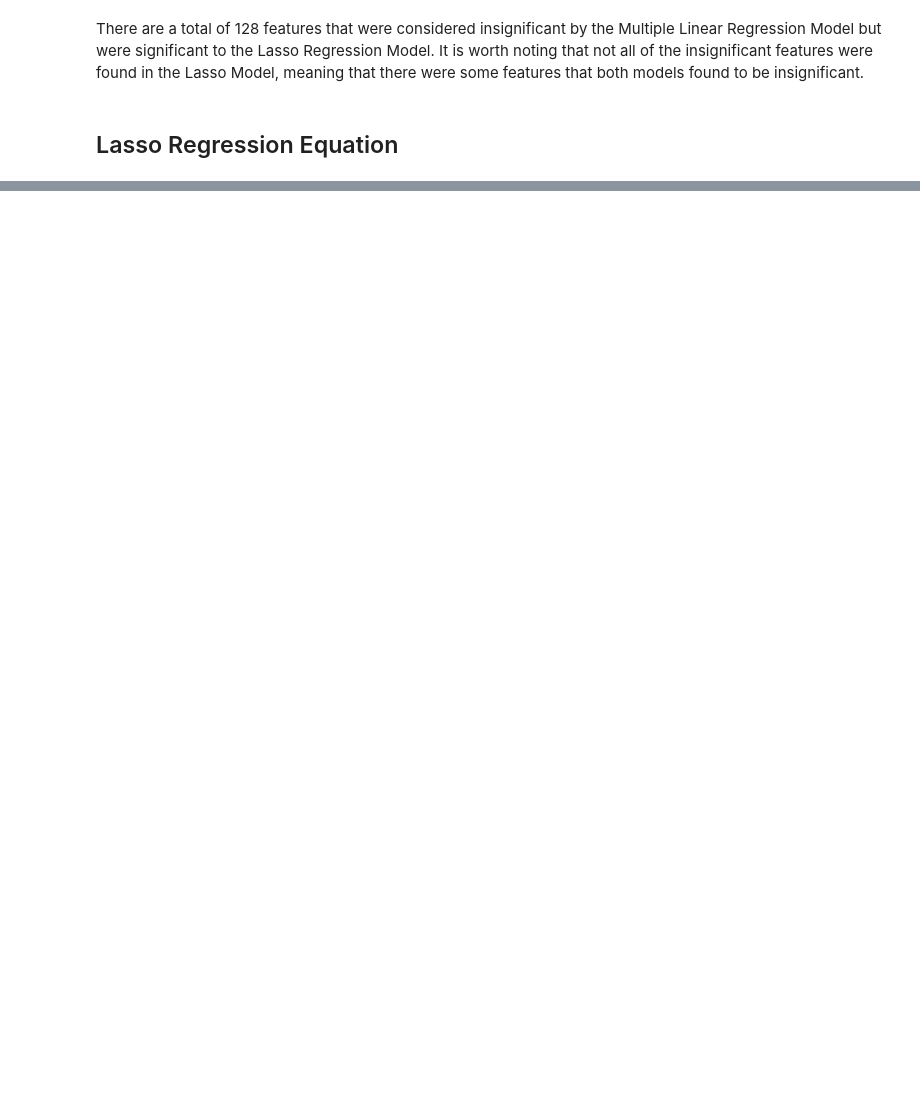
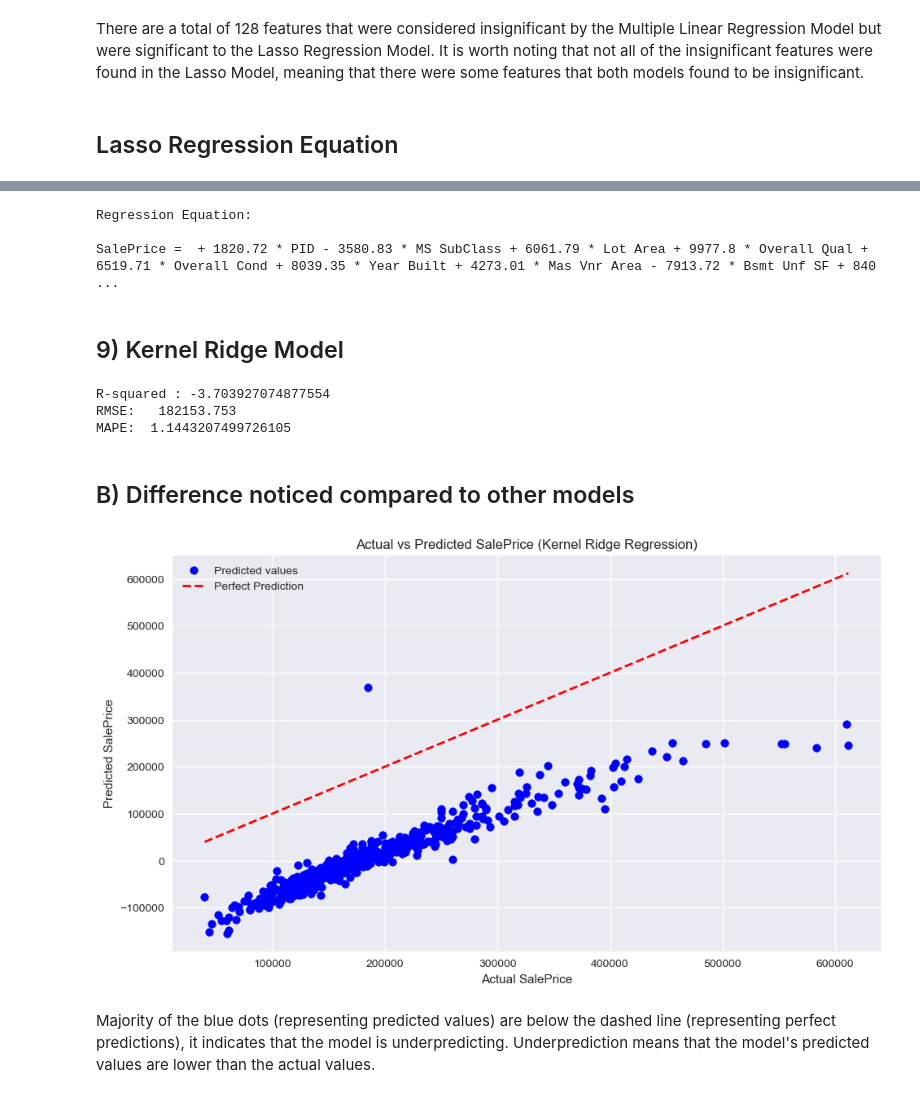
Before and after one commit to sah9j/MidtermProject3550, a Jupyter notebook: Data3550MidPro_MAIN.ipynb, the cells around one changed output, grey strips where cells are left out. Saved outputs shown, nothing was run; the diff lists cells and outputs as text; code cells hidden in the pictures; blank space fills up the shorter version.

```diff
--- a/Data3550MidPro_MAIN.ipynb
+++ b/Data3550MidPro_MAIN.ipynb
@@ -446,0 +685,79 @@ for predictor, coefficient in zip(significant_predictors, lasso_coef[lasso_coef
+# %%
+# Get non-zero coefficients and their corresponding feature names
+non_zero_coefficients = {feature: coef for feature, coef in coefficients_map.items() if coef != 0}
+
+# Create the regression equation
+regression_equation = "SalePrice = "
+for feature, coef in non_zero_coefficients.items():
+    regression_equation += f" + {round(coef, 2)} * {feature}"
+
+# Remove leading '+' and print the regression equation
+regression_equation = regression_equation.replace("+ -", "- ")
+print("Regression Equation:")
+print(regression_equation)
+# %% [output]
+Regression Equation:
+
+SalePrice =  + 1820.72 * PID - 3580.83 * MS SubClass + 6061.79 * Lot Area + 9977.8 * Overall Qual + 6519.71 * Overall Cond + 8039.35 * Year Built + 4273.01 * Mas Vnr Area - 7913.72 * Bsmt Unf SF + 840 ...
+# %% [markdown]
+## 9) Kernel Ridge Model
+# %%
+from sklearn.model_selection import GridSearchCV
+from sklearn.kernel_ridge import KernelRidge
+
+# Define the parameter grid for Grid Search CV
+param_grid = {'alpha': [0.00000000001, 0.00000001,0.0000001, 0.000001, 0.00001, 0.0001, 0.0005, 0.001, 0.01, 0.1, 0.5, 1, 5, 10, 50, 100, 1000]}
+
+# Create Kernel Ridge regression model
+kernel_ridge = KernelRidge()
+
+# Perform Grid Search CV
+grid_search = GridSearchCV(kernel_ridge, param_grid,scoring='neg_mean_squared_error', cv=5)
+grid_search.fit(X_train_sc[stat_sig_Pred], y_train)
+
+# Get the best parameters from the grid search
+best_alpha_kernel_ridge = grid_search.best_params_['alpha']
+
+
+# Create and train the Kernel Ridge regression model with best parameters
+kernel_ridge_model = KernelRidge(alpha=best_alpha_kernel_ridge)
+kernel_ridge_model.fit(X_train_sc[stat_sig_Pred], y_train)
+
+# Transform test data based on selected features
+X_test_selected_features = X_test_sc[stat_sig_Pred]
+
+# Make predictions on the test data using the Kernel Ridge regression model
+kernel_ridge_predictions = kernel_ridge_model.predict(X_test_selected_features)
+# %%
+# Calculate R-squared value for Kernel Ridge Regression model
+r_squared_kernel_ridge = r2_score(y_test, kernel_ridge_predictions)
+print("R-squared :", r_squared_kernel_ridge)
+
+test_me2 = mean_squared_error(y_test, kernel_ridge_predictions)
+rmse3 = np.sqrt(test_me2)
+print(f"RMSE:\t{round(rmse3, 3)}")
+# Calculate MAPE for Kernel Ridge Regression model (assuming calculate_mape function is defined)
+mape_kernel_ridge = mean_absolute_percentage_error(y_test, kernel_ridge_predictions)
+print("MAPE: ", mape_kernel_ridge)
+# %% [output]
+R-squared : -3.703927074877554
+RMSE:   182153.753
+MAPE:  1.1443207499726105
+# %% [markdown]
+## B) Difference noticed compared to other models
+# %%
+import matplotlib.pyplot as plt
+
+# Scatter plot for actual vs predicted values
+plt.figure(figsize=(10, 6))
+plt.scatter(y_test, kernel_ridge_predictions, color='blue', label='Predicted values')
+plt.plot([min(y_test), max(y_test)], [min(y_test), max(y_test)], linestyle='--', color='red', linewidth=2, label='Perfect Prediction')
+plt.xlabel('Actual SalePrice')
+plt.ylabel('Predicted SalePrice')
+plt.title('Actual vs Predicted SalePrice (Kernel Ridge Regression)')
+plt.legend()
+plt.show()
+# %% [output]
+[figure, added]
+# %% [markdown]
+Majority of the blue dots (representing predicted values) are below the dashed line (representing perfect predictions), it indicates that the model is underpredicting. Underprediction means that the model's predicted values are lower than the actual values.
```
Also changed, not shown: parts of 24 cells of this notebook.
